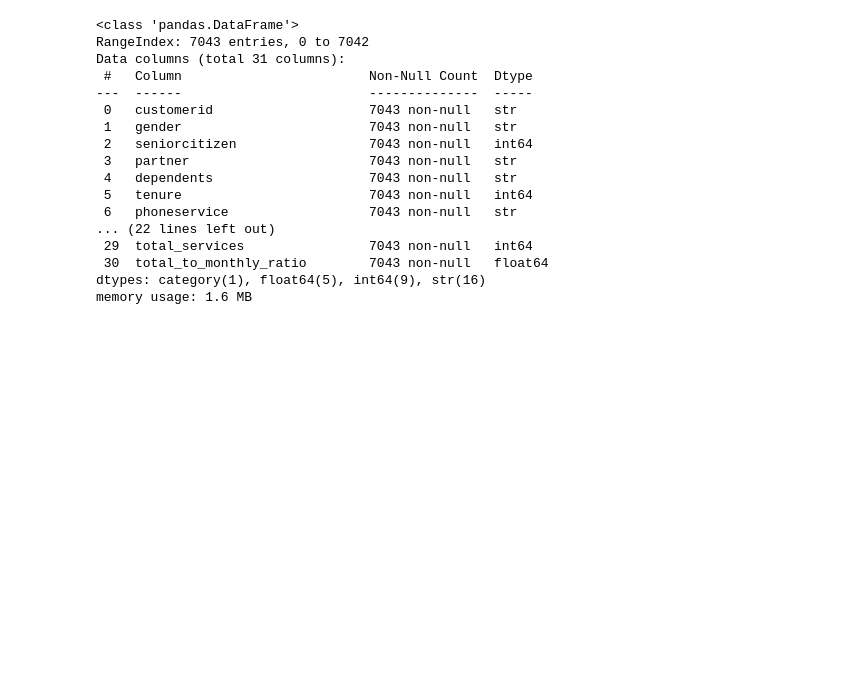
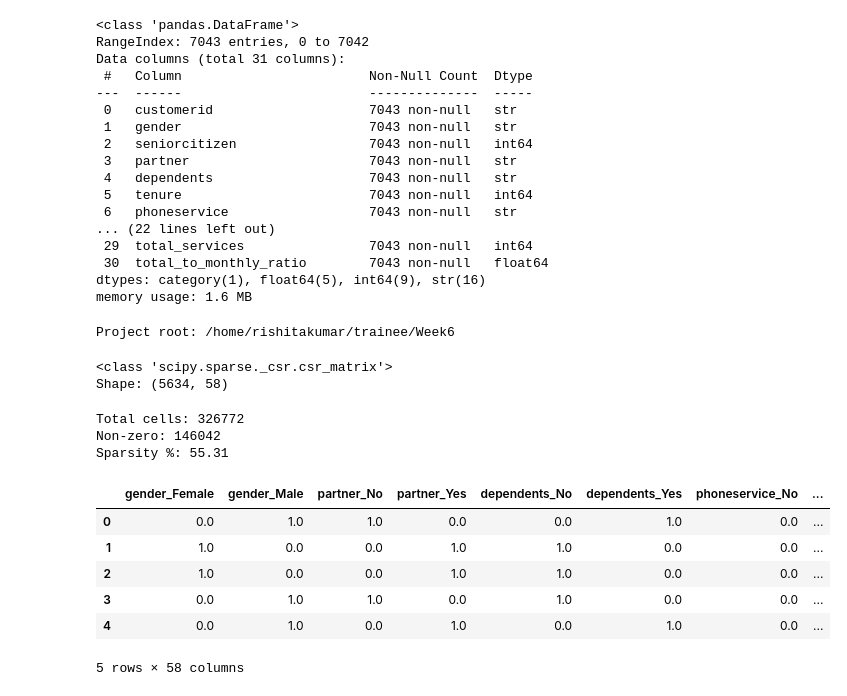
Before and after one commit to rishitakhestabit/trainee, a Jupyter notebook: Week6/src/notebooks/EDA.ipynb, the cells around one changed output. Drawn from its saved outputs; the diff is of its cells as text; code cells hidden in the pictures; blank space fills up the shorter version.

```diff
--- a/Week6/src/notebooks/EDA.ipynb
+++ b/Week6/src/notebooks/EDA.ipynb
@@ -235,3 +235,12 @@ Data columns (total 31 columns):
  30  total_to_monthly_ratio        7043 non-null   float64
 dtypes: category(1), float64(5), int64(9), str(16)
 memory usage: 1.6 MB
+# %%
+import os, sys
+
+PROJECT_ROOT = os.path.abspath("..")   # go to Week6
+sys.path.append(PROJECT_ROOT)
+
+print("Project root:", PROJECT_ROOT)
+# %% [output]
+Project root: /home/rishitakumar/trainee/Week6
@@ -237,0 +250,39 @@ memory usage: 1.6 MB
+# %%
+from scipy import sparse
+
+X_train = sparse.load_npz("../src/data/processed/X_train.npz")
+X_test  = sparse.load_npz("../src/data/processed/X_test.npz")
+
+print(type(X_train))
+print("Shape:", X_train.shape)
+# %% [output]
+<class 'scipy.sparse._csr.csr_matrix'>
+Shape: (5634, 58)
+# %%
+total_values = X_train.shape[0] * X_train.shape[1]
+non_zero = X_train.nnz
+
+print("Total cells:", total_values)
+print("Non-zero:", non_zero)
+print("Sparsity %:", round(100 * (1 - non_zero/total_values), 2))
+# %% [output]
+Total cells: 326772
+Non-zero: 146042
+Sparsity %: 55.31
+# %%
+import pandas as pd
+import json
+
+with open("../src/features/feature_list.json") as f:
+    feature_names = json.load(f)
+
+sample_df = pd.DataFrame(X_train[:5].toarray(), columns=feature_names)
+sample_df
+# %% [output]
+|  | gender_Female | gender_Male | partner_No | partner_Yes | dependents_No | dependents_Yes | phoneservice_No | ... |
+| 0 | 0.0 | 1.0 | 1.0 | 0.0 | 0.0 | 1.0 | 0.0 | ... |
+| 1 | 1.0 | 0.0 | 0.0 | 1.0 | 1.0 | 0.0 | 0.0 | ... |
+| 2 | 1.0 | 0.0 | 0.0 | 1.0 | 1.0 | 0.0 | 0.0 | ... |
+| 3 | 0.0 | 1.0 | 1.0 | 0.0 | 1.0 | 0.0 | 0.0 | ... |
+| 4 | 0.0 | 1.0 | 0.0 | 1.0 | 0.0 | 1.0 | 0.0 | ... |
+5 rows × 58 columns
```
Also changed, not shown: parts of 2 cells of this notebook, 14 other files.
